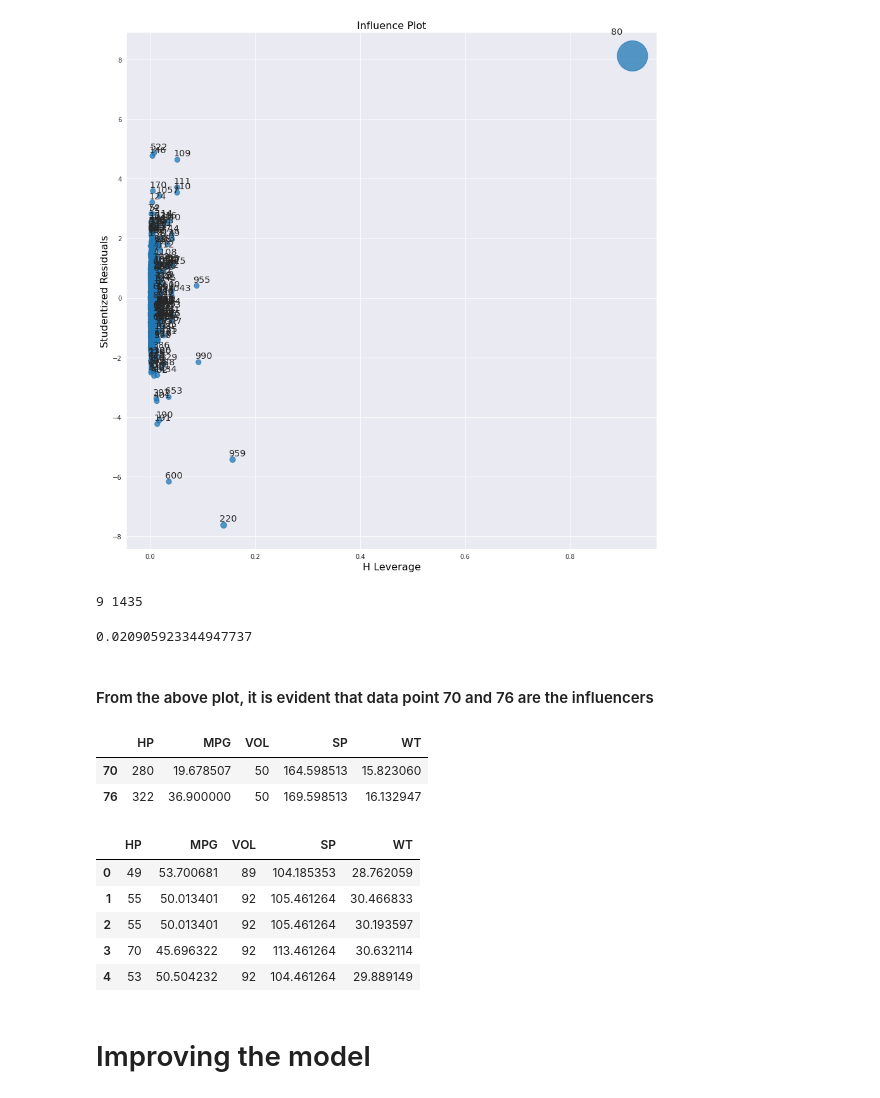
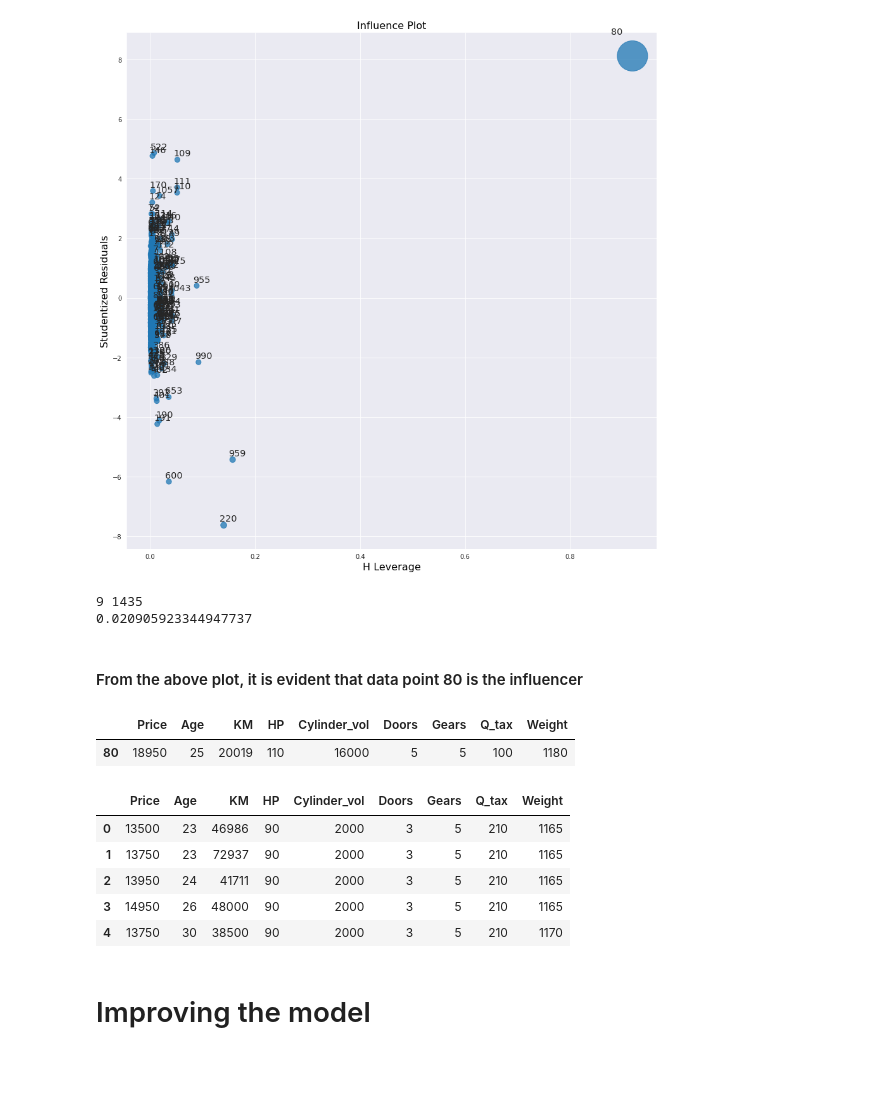
Before and after one commit to RiteshopShrivastava/Assignment_5_Multi_Linear_Regression_Toyota, a Jupyter notebook: Assignment_5_MLR_Toyota_Corolla.ipynb, the cells around one changed output. Drawn from its saved outputs; the diff is of its cells as text; code cells hidden in the pictures; blank space fills up the shorter version.

```diff
--- a/Assignment_5_MLR_Toyota_Corolla.ipynb
+++ b/Assignment_5_MLR_Toyota_Corolla.ipynb
@@ -491,30 +492,27 @@ n = toyota2.shape[0] # n is no. of rows
 print(k, n)
 
 leverage_cutoff = 3*((k + 1)/n)
+print(leverage_cutoff)
 # %% [output]
 9 1435
+0.020905923344947737
-# %%
-leverage_cutoff
-# %% [output]
-0.020905923344947737
 # %% [markdown]
-#### From the above plot, it is evident that data point 70 and 76 are the influencers
+#### From the above plot, it is evident that data point 80 is the influencer
-# %%
-cars[cars.index.isin([70, 76])]
-# %% [output]
-|  | HP | MPG | VOL | SP | WT |
-| 70 | 280 | 19.678507 | 50 | 164.598513 | 15.823060 |
-| 76 | 322 | 36.900000 | 50 | 169.598513 | 16.132947 |
+# %%
+toyota2[toyota2.index.isin([80])]
+# %% [output]
+|  | Price | Age | KM | HP | Cylinder_vol | Doors | Gears | Q_tax | Weight |
+| 80 | 18950 | 25 | 20019 | 110 | 16000 | 5 | 5 | 100 | 1180 |
 # %%
 #See the differences in HP and other variable values
-cars.head()
+toyota2.head()
 # %% [output]
-|  | HP | MPG | VOL | SP | WT |
-| 0 | 49 | 53.700681 | 89 | 104.185353 | 28.762059 |
-| 1 | 55 | 50.013401 | 92 | 105.461264 | 30.466833 |
-| 2 | 55 | 50.013401 | 92 | 105.461264 | 30.193597 |
-| 3 | 70 | 45.696322 | 92 | 113.461264 | 30.632114 |
-| 4 | 53 | 50.504232 | 92 | 104.461264 | 29.889149 |
+|  | Price | Age | KM | HP | Cylinder_vol | Doors | Gears | Q_tax | Weight |
+| 0 | 13500 | 23 | 46986 | 90 | 2000 | 3 | 5 | 210 | 1165 |
+| 1 | 13750 | 23 | 72937 | 90 | 2000 | 3 | 5 | 210 | 1165 |
+| 2 | 13950 | 24 | 41711 | 90 | 2000 | 3 | 5 | 210 | 1165 |
+| 3 | 14950 | 26 | 48000 | 90 | 2000 | 3 | 5 | 210 | 1165 |
+| 4 | 13750 | 30 | 38500 | 90 | 2000 | 3 | 5 | 210 | 1170 |
 # %% [markdown]
 # Improving the model
 # %%
```
Also changed, not shown: parts of 53 cells of this notebook.
